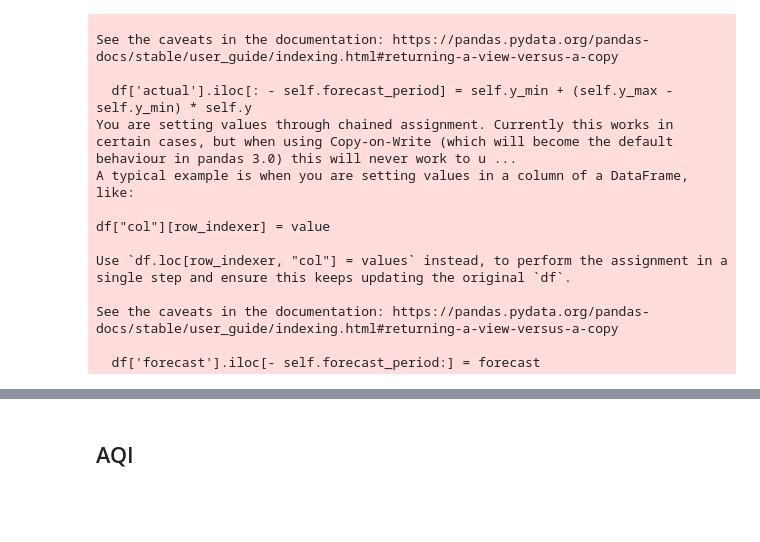
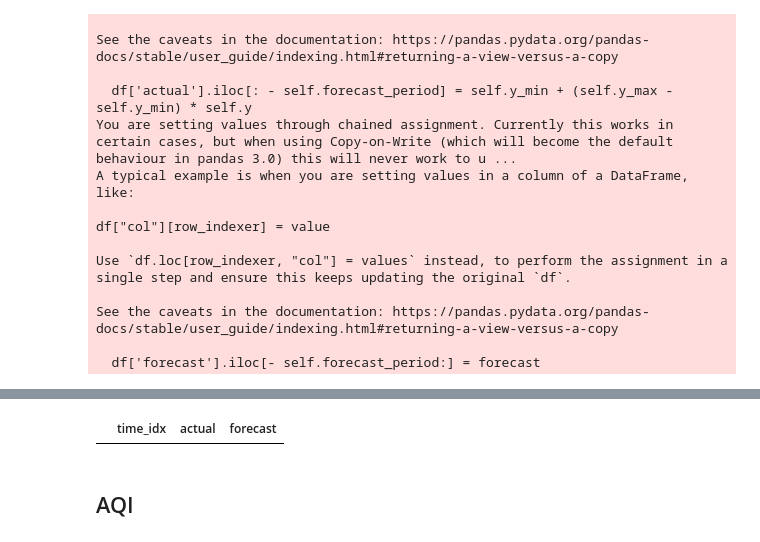
Before and after one commit to 11a55an/air-pollution-forecasting, a Jupyter notebook: envirocast_ML/NBeats.ipynb, the cells around one changed output, grey strips where cells are left out. Saved outputs shown, nothing was run; the diff lists cells and outputs as text; code cells hidden in the pictures; blank space fills up the shorter version.

```diff
--- a/envirocast_ML/NBeats.ipynb
+++ b/envirocast_ML/NBeats.ipynb
@@ -108,3 +110,7 @@ preds_temp
+# %%
+preds_temp
+# %% [output]
+|  | time_idx | actual | forecast |
 # %% [markdown]
 ## AQI
 # %%
```
Also changed, not shown: parts of 3 cells of this notebook, 5 other files.
